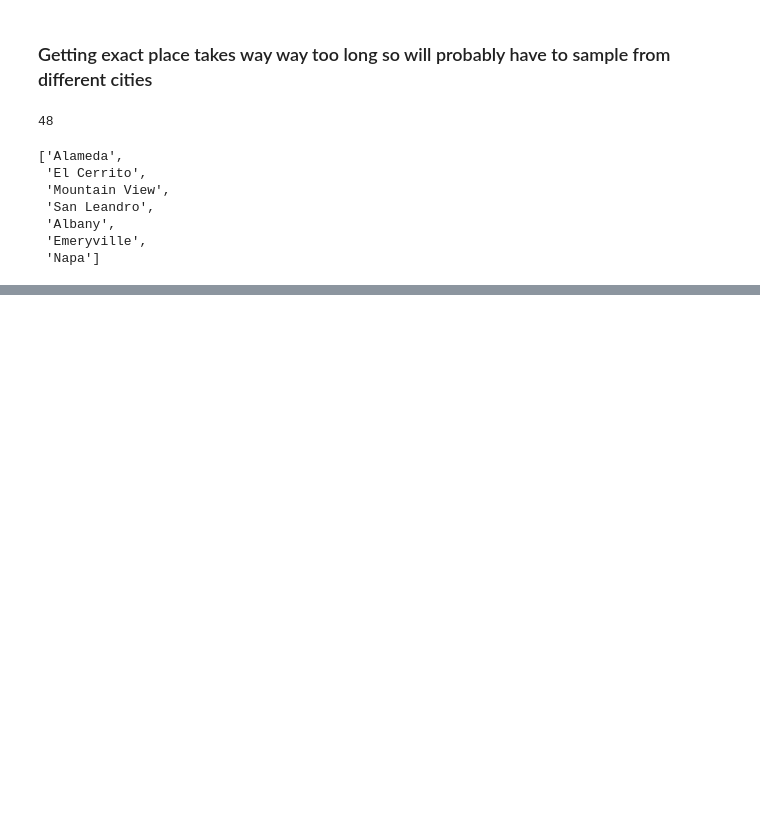
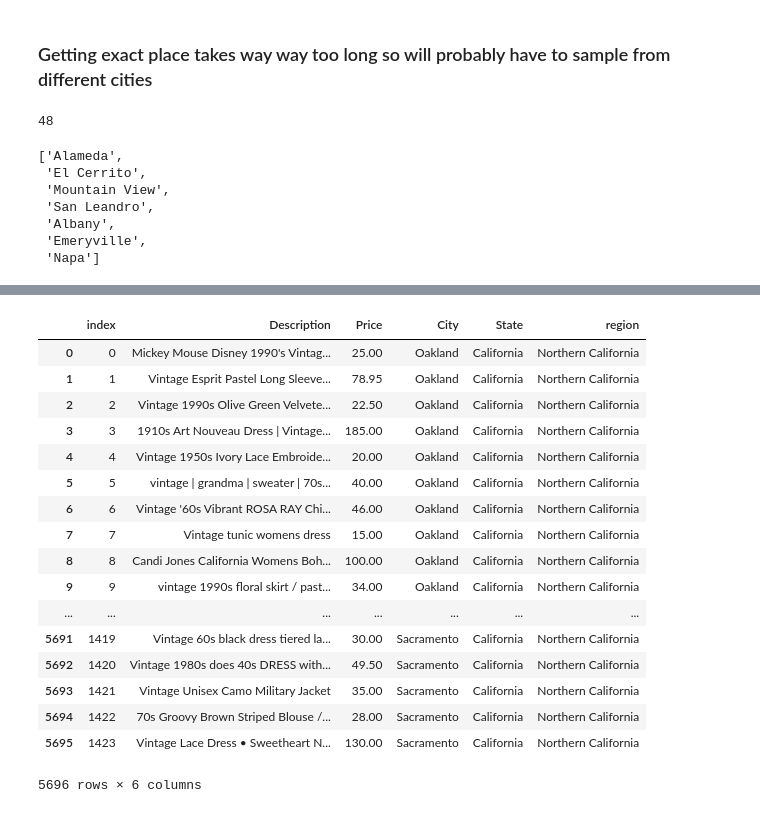
Before and after one commit to szaidman22/Etsy, a Jupyter notebook: Etsy_project_scraping.ipynb, the cells around one changed output, grey strips where cells are left out. Cells and saved outputs as stored; diff of their text form; code cells hidden in the pictures; blank space fills up the shorter version.

```diff
--- a/Etsy_project_scraping.ipynb
+++ b/Etsy_project_scraping.ipynb
@@ -153,0 +200,3 @@ Belmont
+# %%
+
+oakland_listings['Region'] = 'Northern California'
@@ -153,0 +314,28 @@ Belmont
+# %%
+#Sacramento: https://www.etsy.com/search/vintage/clothing/womens-clothing?q=womens+vintage+clothing&locationQuery=5389489&explicit=1&ref=pagination&page=2
+
+
+listing_info = []
+for i in range(1,31):      # Number of pages plus one
+    url = "https://www.etsy.com/search/vintage/clothing/womens-clothing?q=womens+vintage+clothing&locationQuery=5389489&explicit=1&ref=pagination&page={}".format(i)
+    page = requests.get(url)
+    soup = BeautifulSoup(page.content, 'html.parser')
+    results = soup.find(id="content")
+    job_elems = results.find_all(class_= 'organic-impression display-inline-block listing-link ')
+    links_stage = []
+   # link_elem = []
+    for job_elem in job_elems:
+        title_elem = job_elem.find(class_='text-gray text-truncate mb-xs-0 text-body')
+        title_elem = bleach.clean(title_elem, tags=[], strip=True).strip()
+        price_elem = job_elem.find(class_='currency-value')
+        price_elem = bleach.clean(price_elem, tags=[], strip=True).strip()
+       # links_stage.append(job_elem)
+       # for x in links_stage:
+          #  link_elem = (x.get('href'))
+        listing_info.append((title_elem,price_elem,"Sacramento", "California"))
+    print(len(listing_info))
+
+columns = ['Description','Price','City','State']
+listing_data = pd.DataFrame(listing_info,columns=columns)
+sacramento_listings = listing_data
+sacramento_listings.head()
@@ -153,0 +366,26 @@ Belmont
+# %%
+dfs = [oakland_listings, sanfrancisco_listings, santacruz_listings, sacramento_listings]
+combined = pd.concat(dfs)
+# %%
+combined.reset_index(inplace=True)
+# %%
+combined
+# %% [output]
+|  | index | Description | Price | City | State | region |
+| 0 | 0 | Mickey Mouse Disney 1990's Vintag... | 25.00 | Oakland | California | Northern California |
+| 1 | 1 | Vintage Esprit Pastel Long Sleeve... | 78.95 | Oakland | California | Northern California |
+| 2 | 2 | Vintage 1990s Olive Green Velvete... | 22.50 | Oakland | California | Northern California |
+| 3 | 3 | 1910s Art Nouveau Dress | Vintage... | 185.00 | Oakland | California | Northern California |
+| 4 | 4 | Vintage 1950s Ivory Lace Embroide... | 20.00 | Oakland | California | Northern California |
+| 5 | 5 | vintage | grandma | sweater | 70s... | 40.00 | Oakland | California | Northern California |
+| 6 | 6 | Vintage '60s Vibrant ROSA RAY Chi... | 46.00 | Oakland | California | Northern California |
+| 7 | 7 | Vintage tunic womens dress | 15.00 | Oakland | California | Northern California |
+| 8 | 8 | Candi Jones California Womens Boh... | 100.00 | Oakland | California | Northern California |
+| 9 | 9 | vintage 1990s floral skirt / past... | 34.00 | Oakland | California | Northern California |
+| ... | ... | ... | ... | ... | ... | ... |
+| 5691 | 1419 | Vintage 60s black dress tiered la... | 30.00 | Sacramento | California | Northern California |
+| 5692 | 1420 | Vintage 1980s does 40s DRESS with... | 49.50 | Sacramento | California | Northern California |
+| 5693 | 1421 | Vintage Unisex Camo Military Jacket | 35.00 | Sacramento | California | Northern California |
+| 5694 | 1422 | 70s Groovy Brown Striped Blouse /... | 28.00 | Sacramento | California | Northern California |
+| 5695 | 1423 | Vintage Lace Dress • Sweetheart N... | 130.00 | Sacramento | California | Northern California |
+5696 rows × 6 columns
```
Also changed, not shown: parts of 21 cells of this notebook.
